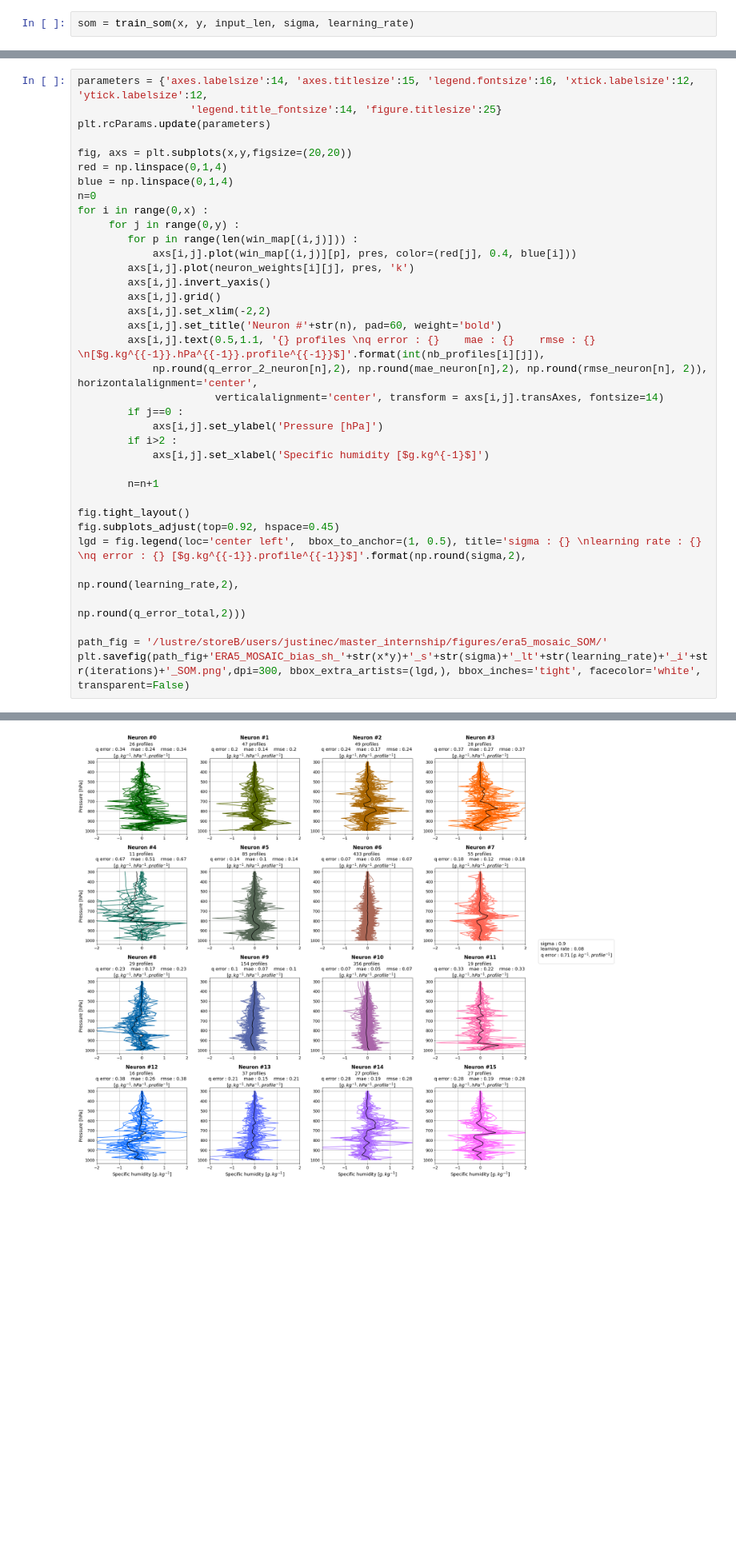
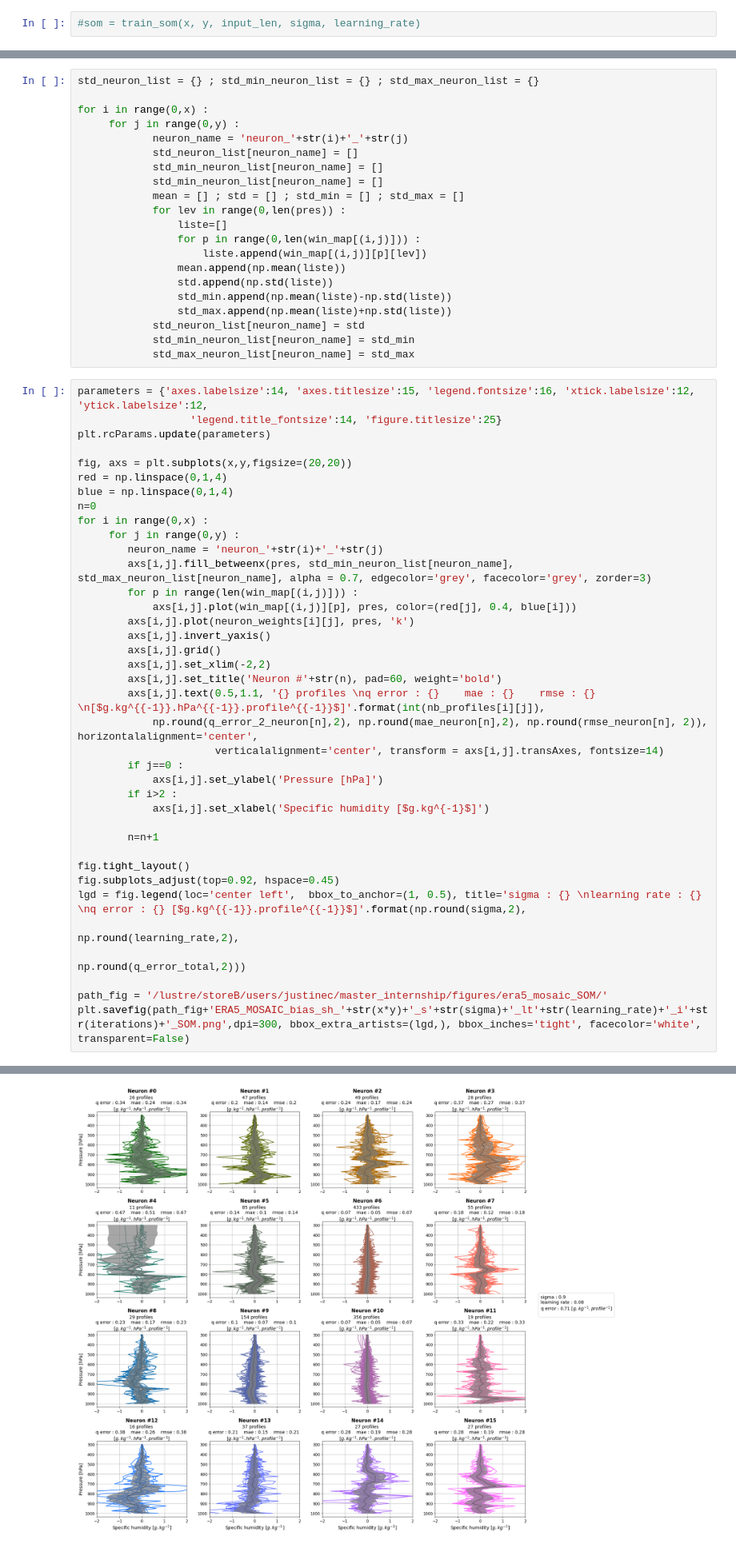
Before and after one commit to charrelju/M1_Internship_MET_Norway, a Jupyter notebook: ERA5_MOSAIC_SOM_SH.ipynb, the cells around one changed output, grey strips where cells are left out. Shown at 80% size. Saved outputs shown, nothing was run; the diff lists cells and outputs as text; blank space fills up the shorter version.

```diff
--- a/ERA5_MOSAIC_SOM_SH.ipynb
+++ b/ERA5_MOSAIC_SOM_SH.ipynb
@@ -134,4 +134,4 @@ def train_som(x, y, input_len, sigma, learning_rate):
 
     return som
 # %%
-som = train_som(x, y, input_len, sigma, learning_rate)
+#som = train_som(x, y, input_len, sigma, learning_rate)
@@ -301,6 +299,27 @@ q_error :  0.7060991514480526 K
 q_error per profile and per pressure level : 0.1311193207146755 K
 # %% [markdown]
 ### PLOT
+# %%
+std_neuron_list = {} ; std_min_neuron_list = {} ; std_max_neuron_list = {}
+
+for i in range(0,x) :
+     for j in range(0,y) :
+            neuron_name = 'neuron_'+str(i)+'_'+str(j)
+            std_neuron_list[neuron_name] = []
+            std_min_neuron_list[neuron_name] = []
+            std_min_neuron_list[neuron_name] = []
+            mean = [] ; std = [] ; std_min = [] ; std_max = []
+            for lev in range(0,len(pres)) :
+                liste=[]
+                for p in range(0,len(win_map[(i,j)])) :
+                    liste.append(win_map[(i,j)][p][lev])
+                mean.append(np.mean(liste))
+                std.append(np.std(liste))
+                std_min.append(np.mean(liste)-np.std(liste))
+                std_max.append(np.mean(liste)+np.std(liste))
+            std_neuron_list[neuron_name] = std
+            std_min_neuron_list[neuron_name] = std_min
+            std_max_neuron_list[neuron_name] = std_max
 # %%
 parameters = {'axes.labelsize':14, 'axes.titlesize':15, 'legend.fontsize':16, 'xtick.labelsize':12, 'ytick.labelsize':12,
                   'legend.title_fontsize':14, 'figure.titlesize':25}
@@ -312,31 +331,33 @@ blue = np.linspace(0,1,4)
 n=0
 for i in range(0,x) :
      for j in range(0,y) :
+        neuron_name = 'neuron_'+str(i)+'_'+str(j)
+        axs[i,j].fill_betweenx(pres, std_min_neuron_list[neuron_name], std_max_neuron_list[neuron_name], alpha = 0.7, edgecolor='grey', facecolor='grey', zorder=3)
         for p in range(len(win_map[(i,j)])) :
             axs[i,j].plot(win_map[(i,j)][p], pres, color=(red[j], 0.4, blue[i]))
         axs[i,j].plot(neuron_weights[i][j], pres, 'k')
         axs[i,j].invert_yaxis()
         axs[i,j].grid()
         axs[i,j].set_xlim(-2,2)
         axs[i,j].set_title('Neuron #'+str(n), pad=60, weight='bold')
         axs[i,j].text(0.5,1.1, '{} profiles \nq error : {}    mae : {}    rmse : {} \n[$g.kg^{{-1}}.hPa^{{-1}}.profile^{{-1}}$]'.format(int(nb_profiles[i][j]),
             np.round(q_error_2_neuron[n],2), np.round(mae_neuron[n],2), np.round(rmse_neuron[n], 2)), horizontalalignment='center',
                       verticalalignment='center', transform = axs[i,j].transAxes, fontsize=14)
         if j==0 :
             axs[i,j].set_ylabel('Pressure [hPa]')
         if i>2 :
             axs[i,j].set_xlabel('Specific humidity [$g.kg^{-1}$]')
 
         n=n+1
 
 fig.tight_layout()
 fig.subplots_adjust(top=0.92, hspace=0.45)
 lgd = fig.legend(loc='center left',  bbox_to_anchor=(1, 0.5), title='sigma : {} \nlearning rate : {} \nq error : {} [$g.kg^{{-1}}.profile^{{-1}}$]'.format(np.round(sigma,2),
                                                                                                         np.round(learning_rate,2),
                                                                                                         np.round(q_error_total,2)))
 
 path_fig = '/lustre/storeB/users/justinec/master_internship/figures/era5_mosaic_SOM/'
 plt.savefig(path_fig+'ERA5_MOSAIC_bias_sh_'+str(x*y)+'_s'+str(sigma)+'_lt'+str(learning_rate)+'_i'+str(iterations)+'_SOM.png',dpi=300, bbox_extra_artists=(lgd,), bbox_inches='tight', facecolor='white', transparent=False)
 # %% [output]
 No artists with labels found to put in legend.  Note that artists whose label start with an underscore are ignored when legend() is called with no argument.
-[figure, old version]
+[figure, new version]
```
Also changed, not shown: parts of 6 cells of this notebook, 2 other files.
